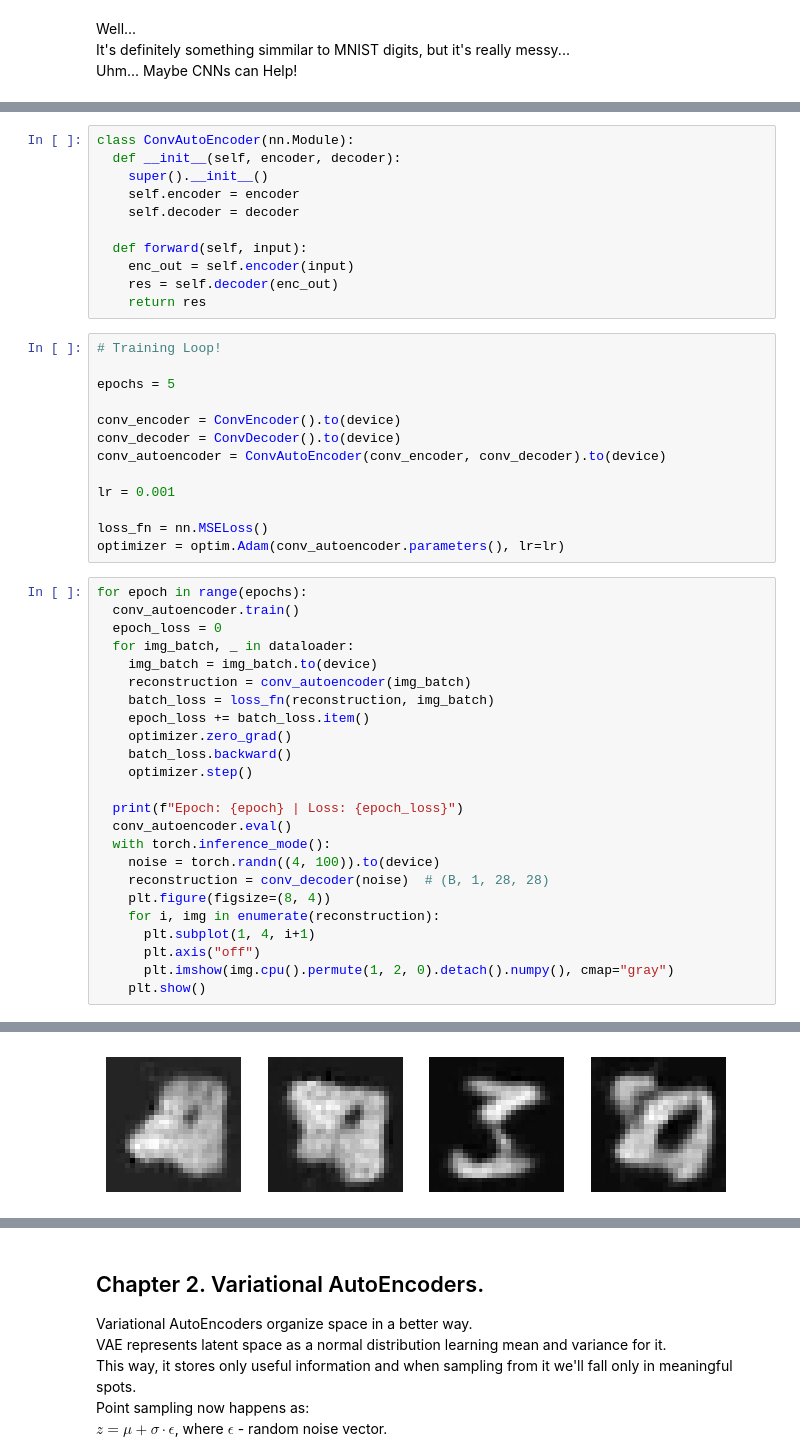
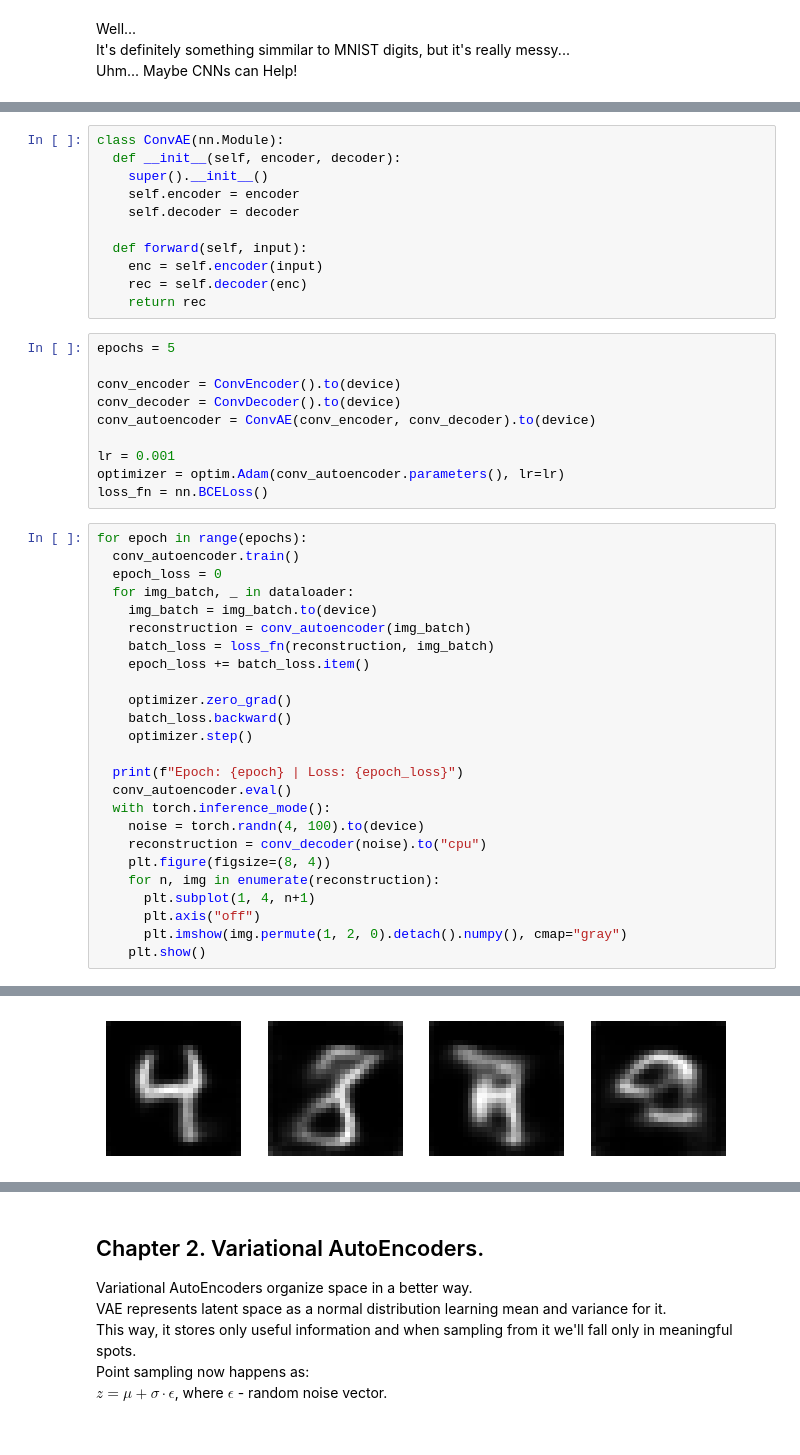
Before and after one commit to Cheslaff/KurwAI-archive, a Jupyter notebook: Guides/ImageGen(Easy)/AutoEncoders.ipynb, the cells around one changed output, grey strips where cells are left out. Cells and saved outputs as stored; diff of their text form.

```diff
--- a/Guides/ImageGen(Easy)/AutoEncoders.ipynb
+++ b/Guides/ImageGen(Easy)/AutoEncoders.ipynb
@@ -198,29 +208,26 @@ class ConvDecoder(nn.Module):
   def forward(self, input):
     return self.decoder(input)
 # %%
-class ConvAutoEncoder(nn.Module):
+class ConvAE(nn.Module):
   def __init__(self, encoder, decoder):
     super().__init__()
     self.encoder = encoder
     self.decoder = decoder
 
   def forward(self, input):
-    enc_out = self.encoder(input)
-    res = self.decoder(enc_out)
-    return res
+    enc = self.encoder(input)
+    rec = self.decoder(enc)
+    return rec
 # %%
-# Training Loop!
-
 epochs = 5
 
 conv_encoder = ConvEncoder().to(device)
 conv_decoder = ConvDecoder().to(device)
-conv_autoencoder = ConvAutoEncoder(conv_encoder, conv_decoder).to(device)
+conv_autoencoder = ConvAE(conv_encoder, conv_decoder).to(device)
 
 lr = 0.001
-
-loss_fn = nn.MSELoss()
 optimizer = optim.Adam(conv_autoencoder.parameters(), lr=lr)
+loss_fn = nn.BCELoss()
 # %%
 for epoch in range(epochs):
   conv_autoencoder.train()
@@ -230,6 +237,7 @@ for epoch in range(epochs):
     reconstruction = conv_autoencoder(img_batch)
     batch_loss = loss_fn(reconstruction, img_batch)
     epoch_loss += batch_loss.item()
+
     optimizer.zero_grad()
     batch_loss.backward()
     optimizer.step()
@@ -237,12 +245,12 @@ for epoch in range(epochs):
   print(f"Epoch: {epoch} | Loss: {epoch_loss}")
   conv_autoencoder.eval()
   with torch.inference_mode():
-    noise = torch.randn((4, 100)).to(device)
-    reconstruction = conv_decoder(noise)  # (B, 1, 28, 28)
+    noise = torch.randn(4, 100).to(device)
+    reconstruction = conv_decoder(noise).to("cpu")
     plt.figure(figsize=(8, 4))
-    for i, img in enumerate(reconstruction):
-      plt.subplot(1, 4, i+1)
+    for n, img in enumerate(reconstruction):
+      plt.subplot(1, 4, n+1)
       plt.axis("off")
-      plt.imshow(img.cpu().permute(1, 2, 0).detach().numpy(), cmap="gray")
+      plt.imshow(img.permute(1, 2, 0).detach().numpy(), cmap="gray")
     plt.show()
 # %% [output]
@@ -254 +262 @@ Epoch: 2 | Loss: 58.09872557595372
-[figure, old version]
+[figure, new version]
```
Also changed, not shown: parts of 26 cells of this notebook.
